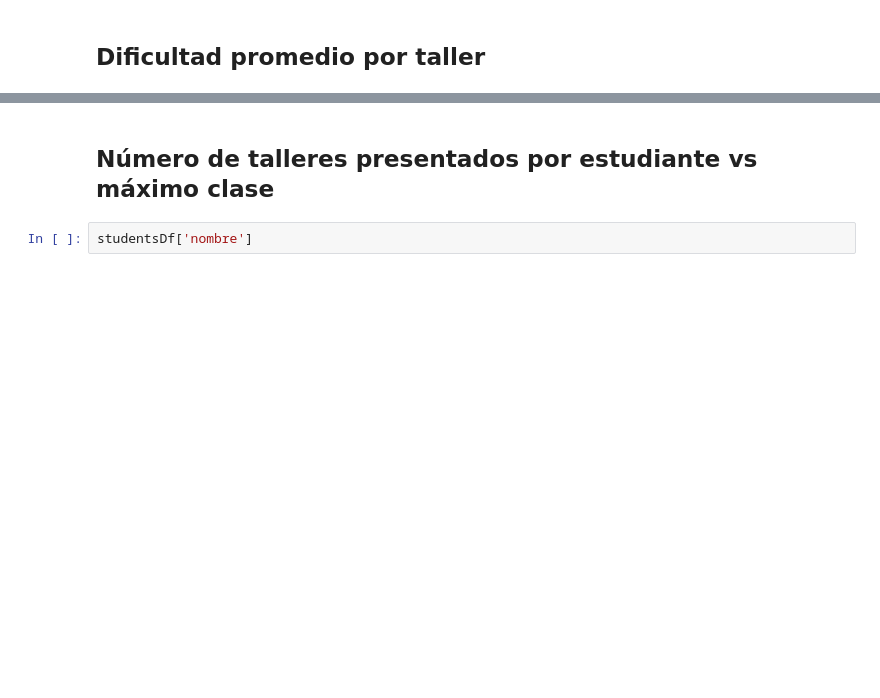
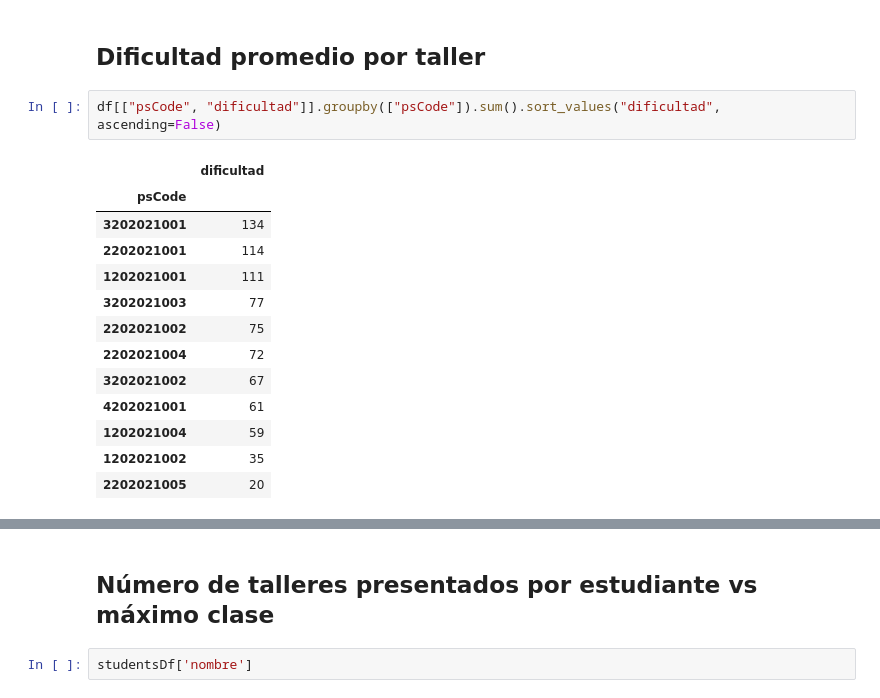
Before and after one commit to lalbricenov/pruebaEjercicios, a Jupyter notebook: Analysis.ipynb, the cells around one changed output, grey strips where cells are left out. Drawn from its saved outputs; the diff is of its cells as text; blank space fills up the shorter version.

```diff
--- a/Analysis.ipynb
+++ b/Analysis.ipynb
@@ -128,2 +155,18 @@ df[["nombre", "psCode", "dificultad"]].groupby(["nombre"]).sum().sort_values("di
 # %% [markdown]
 ## Dificultad promedio por taller
+# %%
+df[["psCode", "dificultad"]].groupby(["psCode"]).sum().sort_values("dificultad", ascending=False)
+# %% [output]
+|  | dificultad |
+| psCode |  |
+| 3202021001 | 134 |
+| 2202021001 | 114 |
+| 1202021001 | 111 |
+| 3202021003 | 77 |
+| 2202021002 | 75 |
+| 2202021004 | 72 |
+| 3202021002 | 67 |
+| 4202021001 | 61 |
+| 1202021004 | 59 |
+| 1202021002 | 35 |
+| 2202021005 | 20 |
```
Also changed, not shown: parts of 6 cells of this notebook, 15 other files.
